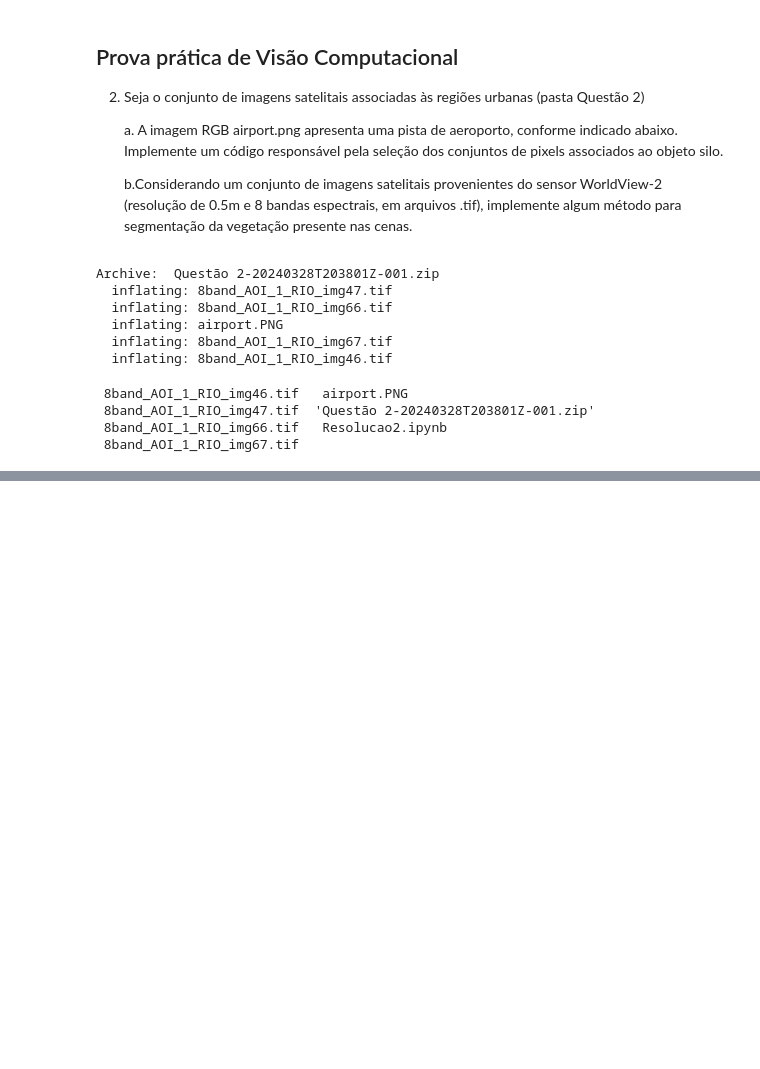
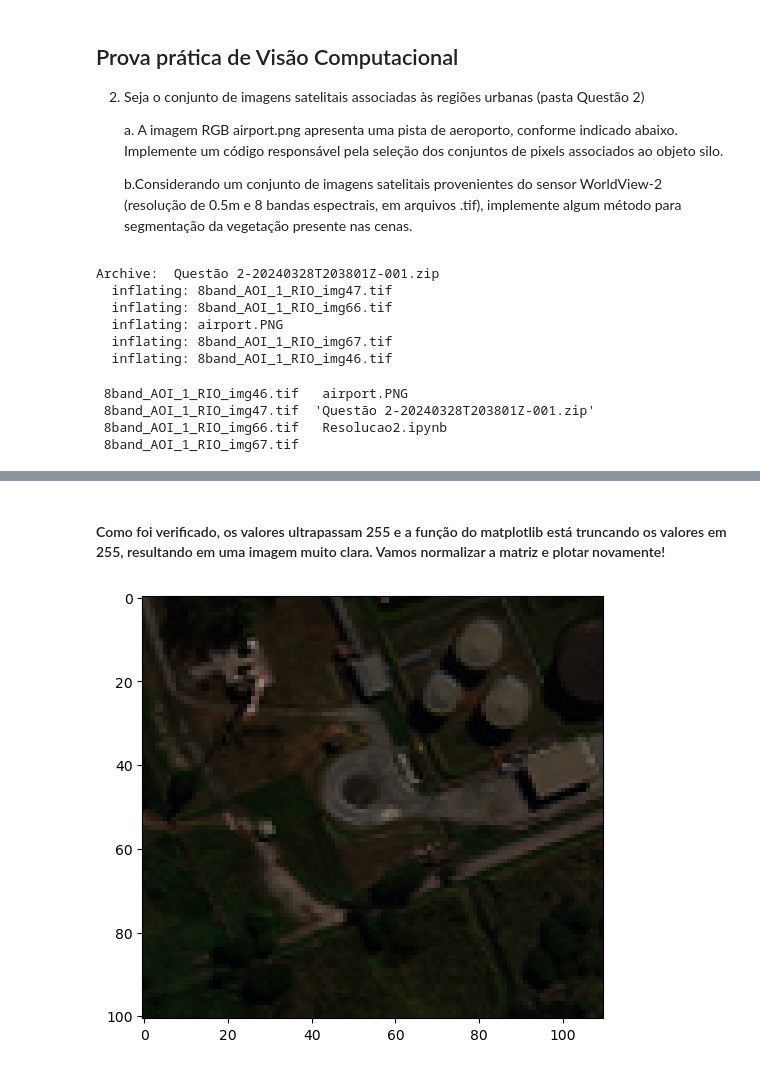
Before and after one commit to yurimarca/FIESC-VisaoComputacional, a Jupyter notebook: Resolucoes/Questao2/Resolucao2.ipynb, the cells around one changed output, grey strips where cells are left out. Drawn from its saved outputs; the diff is of its cells as text; code cells hidden in the pictures; blank space fills up the shorter version.

```diff
--- a/Resolucoes/Questao2/Resolucao2.ipynb
+++ b/Resolucoes/Questao2/Resolucao2.ipynb
@@ -24,0 +139,11 @@ Archive:  Questão 2-20240328T203801Z-001.zip
+# %% [markdown]
+#### Como foi verificado, os valores ultrapassam 255 e a função do matplotlib está truncando os valores em 255, resultando em uma imagem muito clara. Vamos normalizar a matriz e plotar novamente!
+# %%
+rgb_image = np.dstack((img46[:, :, 4].astype(np.float32) / np.max(img46),
+                      img46[:, :, 2].astype(np.float32) / np.max(img46),
+                      img46[:, :, 1].astype(np.float32) / np.max(img46)))
+plt.imshow(rgb_image)
+plt.tight_layout()
+plt.show()
+# %% [output]
+[figure, added]
```
Also changed, not shown: parts of 33 cells of this notebook, 4 other files.
